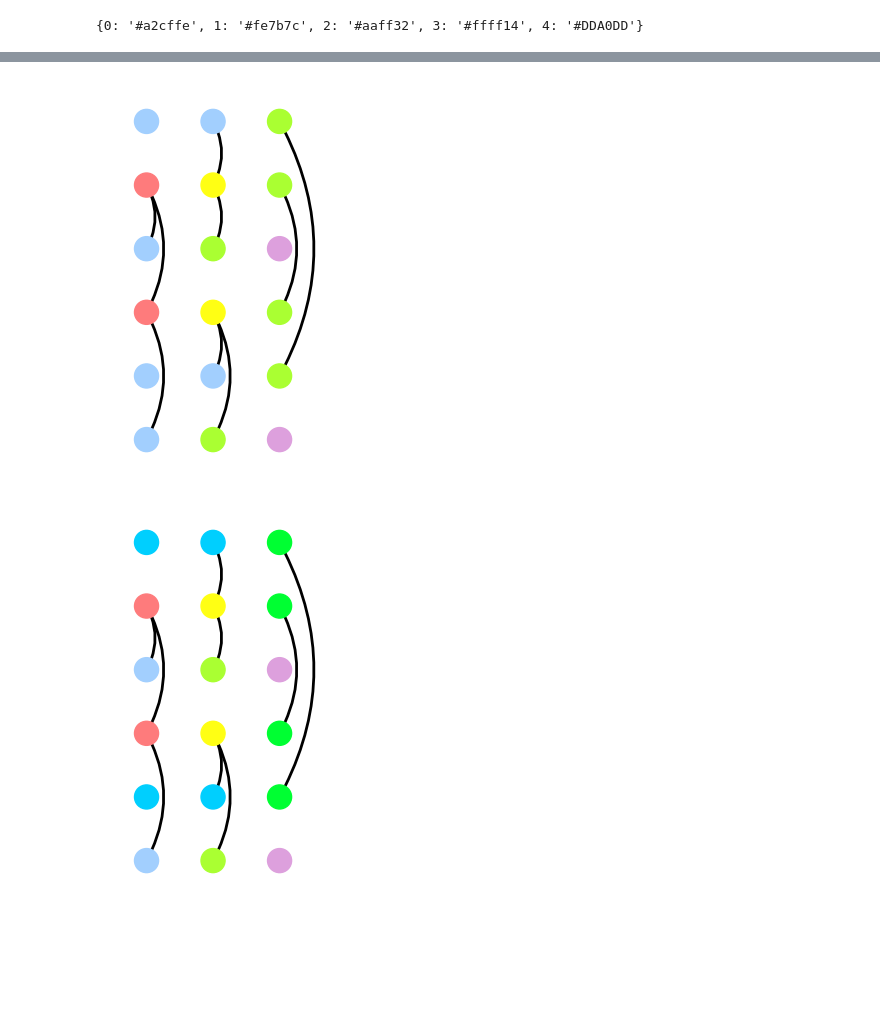
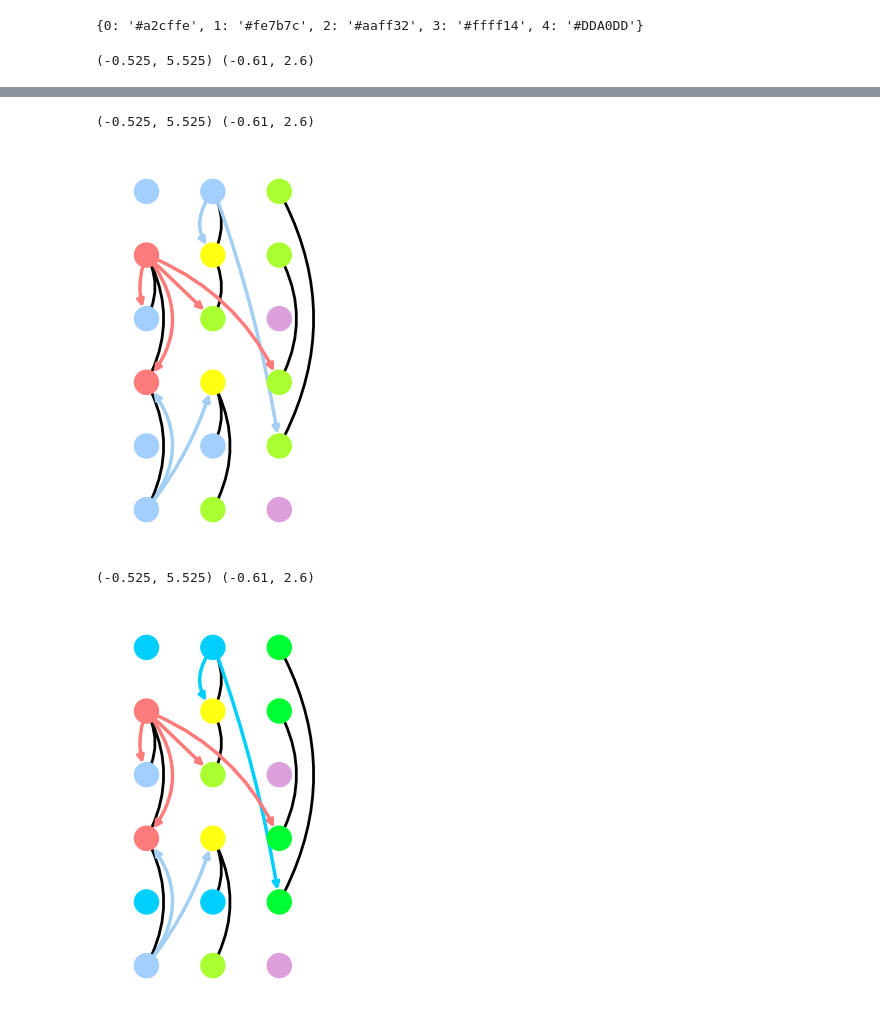
Before and after one commit to Feelx234/temp-nestmodel, a Jupyter notebook: notebooks/Figure1.ipynb, the cells around one changed output, grey strips where cells are left out. Saved outputs shown, nothing was run; the diff lists cells and outputs as text; code cells hidden in the pictures; blank space fills up the shorter version.

Commit message:
added additional Information to Figure 1

```diff
--- a/notebooks/Figure1.ipynb
+++ b/notebooks/Figure1.ipynb
@@ -41,0 +78,7 @@ G2 = G2.to_dense()
+# %%
+for depth in range(3):
+    graphs = get_other_graphs(G, depth, 2000)
+    print(len(graphs))
+    if depth==2:
+        for g in graphs:
+            print(np.array(g, dtype=int))
@@ -71,16 +136,51 @@ def plot(G, colors=None, prefix="base", colormap=None, save=False):
 
     if transpose:
         a, b = plt.gca().get_ylim()
+
         plt.ylim(a-0.5, b+0.2)
     else:
         a, b = plt.gca().get_xlim()
         plt.xlim(a-0.5, b+0.3)
+    #if save:
+    plt.xlim(-0.61, 2.6)
+    plt.ylim(-0.525, 5.525)
+
+    print(plt.gca().get_ylim(), plt.gca().get_xlim())
     if save:
         plt.savefig(f"./Figure1/{prefix}_{colors}.pdf", transparent=True, bbox_inches="tight")
         plt.savefig(f"./Figure1/{prefix}_{colors}.svg", transparent=True, bbox_inches="tight")
         plt.savefig(f"./Figure1/{prefix}_{colors}.png", transparent=True, bbox_inches="tight", dpi=600)
 # %%
 for depth in range(3):
-    plot(G, colors = depth, colormap=get_cmap(G, depth), save=True)
+    plot(G, colors = depth, colormap=get_cmap(G, depth), save=False)
+    edge_color = ["lightgray", "#a2cff3", "#a2cff3"][depth] # blues
+    width=2.5
+    draw_networkx_edges([(0,0)], (2,0), edge_color=edge_color, connectionstyle="arc3,rad=0.4", width=width)
+    draw_networkx_edges((0,0), (2,1), edge_color=edge_color, connectionstyle="arc3,rad=0.1", width=width)
+
+    # draw_networkx_edges([(5,0)], (4,1), edge_color=edge_color, connectionstyle="arc3,rad=-0.01", width=width)
+    # draw_networkx_edges((5,0), (1,2), edge_color=edge_color, connectionstyle="arc3,rad=-0.1", width=width)
+
+    edge_color = ["lightgray", "#a2cff3", "#00cffe"][depth] # blues
+    # # node (5,1)
+    draw_networkx_edges((5,1), (4,1), edge_color=edge_color, connectionstyle="arc3,rad=0.4", width=width)
+    draw_networkx_edges((5,1), (1,2), edge_color=edge_color, connectionstyle="arc3,rad=-0.05", width=width, delta=(0.005,0.05) )
+
+    edge_color = ["lightgray", "#fe7b7cff", "#fe7b7cff"][depth]
+
+    # bottom left node
+    draw_networkx_edges((4,0), (3,1), edge_color=edge_color, connectionstyle="arc3,rad=-0.001", width=width)
+    draw_networkx_edges((4,0), (2,0), edge_color=edge_color, connectionstyle="arc3,rad=-0.4", width=width)
+    draw_networkx_edges((4,0), (2,2), edge_color=edge_color, connectionstyle="arc3,rad=-0.2", width=width)
+    draw_networkx_edges((4,0), (3,0), edge_color=edge_color, connectionstyle="arc3,rad=0.2", width=width)
+
+
+
+
+
+    plt.savefig(f"./Figure1/arrows_{depth}.pdf", transparent=True, bbox_inches="tight")
+    plt.savefig(f"./Figure1/arrows_{depth}.svg", transparent=True, bbox_inches="tight")
+    plt.savefig(f"./Figure1/arrows_{depth}.png", transparent=True, bbox_inches="tight", dpi=600)
     plt.show()
 # %% [output]
+(-0.525, 5.525) (-0.61, 2.6)
@@ -88,5 +188,7 @@ for depth in range(3):
+(-0.525, 5.525) (-0.61, 2.6)
-[figure, old version]
+[figure, new version]
+(-0.525, 5.525) (-0.61, 2.6)
-[figure, old version]
+[figure, new version]
 # %%
 for depth in range(3):
     plot(G2, colors = depth, colormap=get_cmap(G, depth), prefix="/other/", save=True)
```
Also changed, not shown: parts of 9 cells of this notebook, 4 other files.
